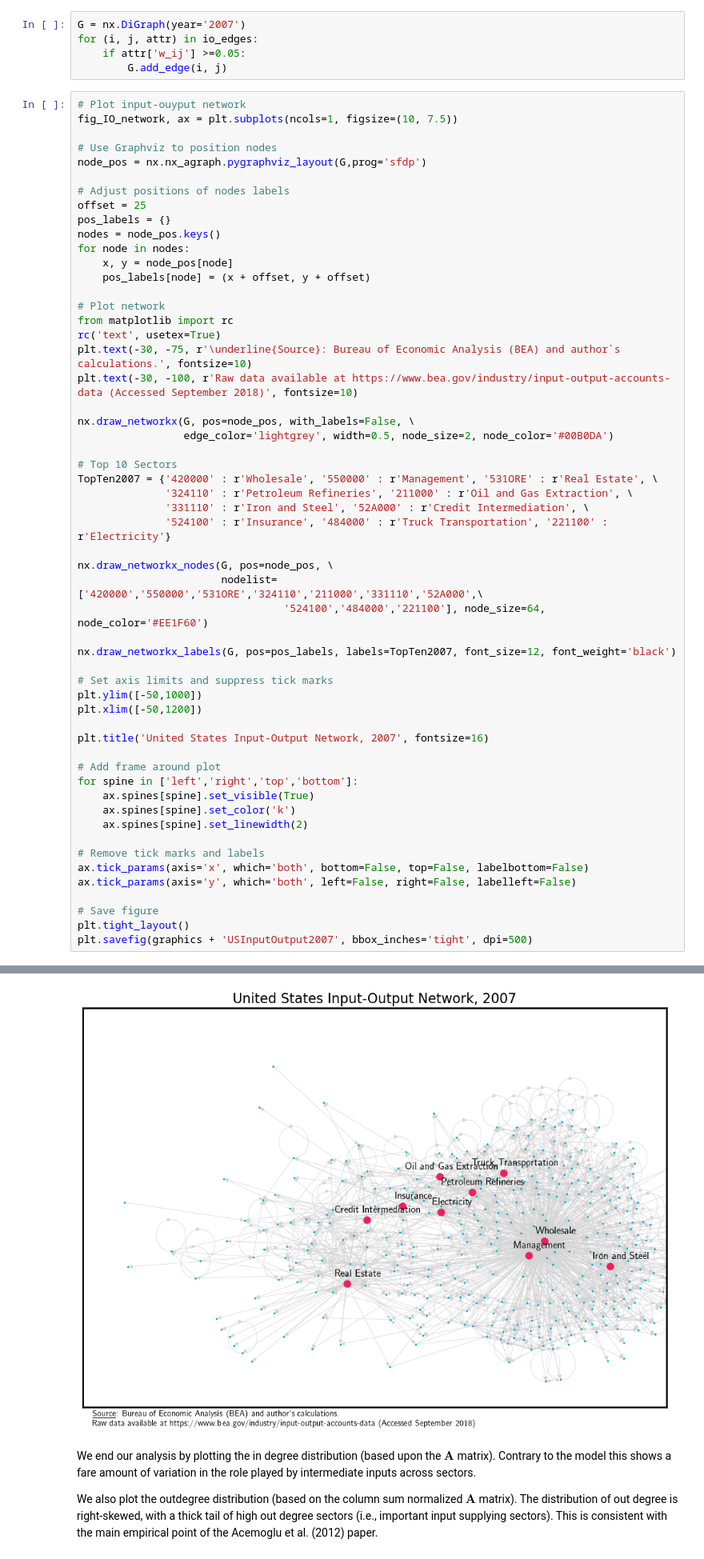
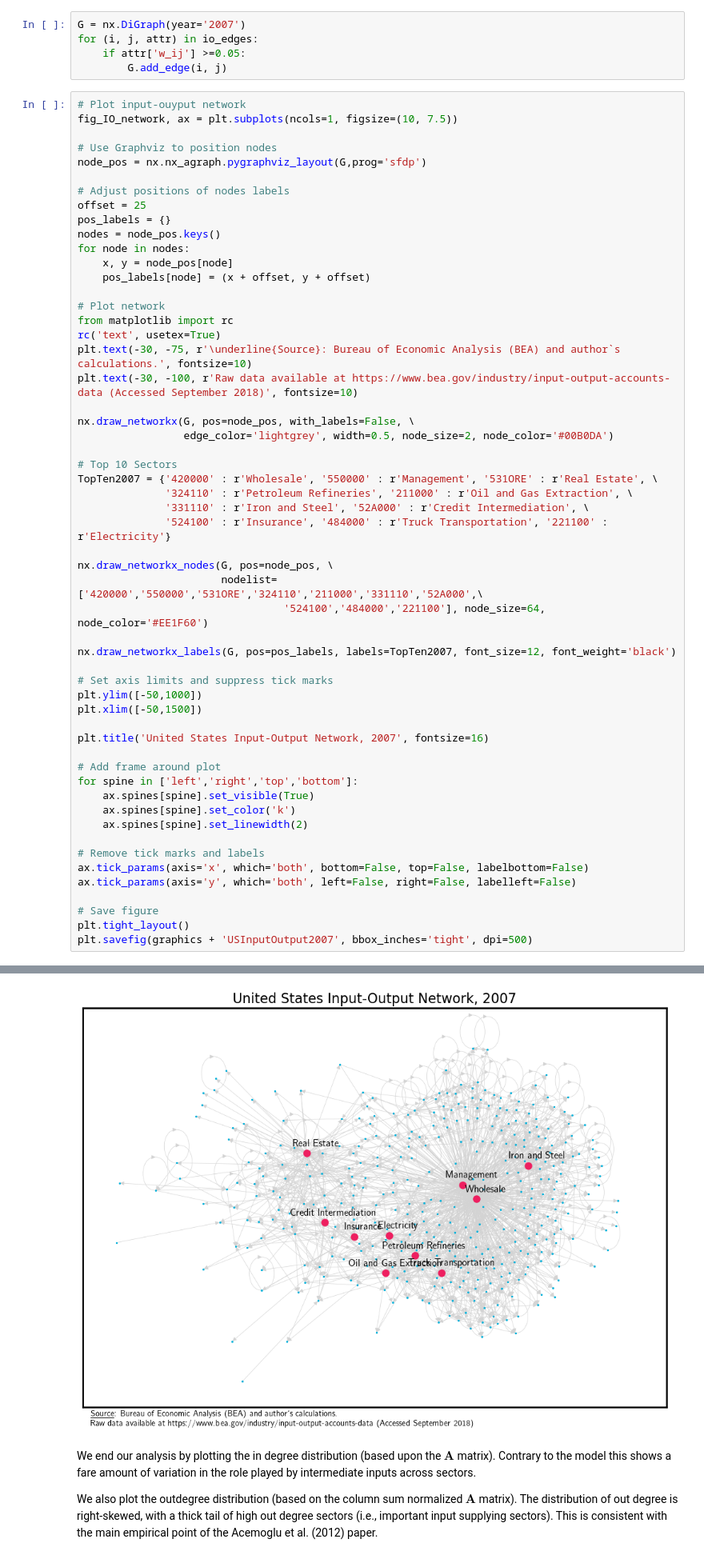
Before and after one commit to bryangraham/short_courses, a Jupyter notebook: St_Gallen/2024/Notebooks/Notebook_2_Input_Output_Network.ipynb, the cells around one changed output, grey strips where cells are left out. Shown at 80% size. Cells and saved outputs as stored; diff of their text form.

```diff
--- a/St_Gallen/2024/Notebooks/Notebook_2_Input_Output_Network.ipynb
+++ b/St_Gallen/2024/Notebooks/Notebook_2_Input_Output_Network.ipynb
@@ -245,7 +245,7 @@ nx.draw_networkx_labels(G, pos=pos_labels, labels=TopTen2007, font_size=12, font
 
 # Set axis limits and suppress tick marks
 plt.ylim([-50,1000])
-plt.xlim([-50,1200])
+plt.xlim([-50,1500])
 
 plt.title('United States Input-Output Network, 2007', fontsize=16)
 
@@ -266,4 +267,4 @@ plt.savefig(graphics + 'USInputOutput2007', bbox_inches='tight', dpi=500)
-[figure, old version]
+[figure, new version]
 # %% [markdown]
 We end our analysis by plotting the in degree distribution (based upon the $ \mathbf{A} $ matrix). Contrary to the model this shows a fare amount of variation in the role played by intermediate inputs across sectors.
 
```
Also changed, not shown: parts of 2 cells of this notebook, 5 other files.
